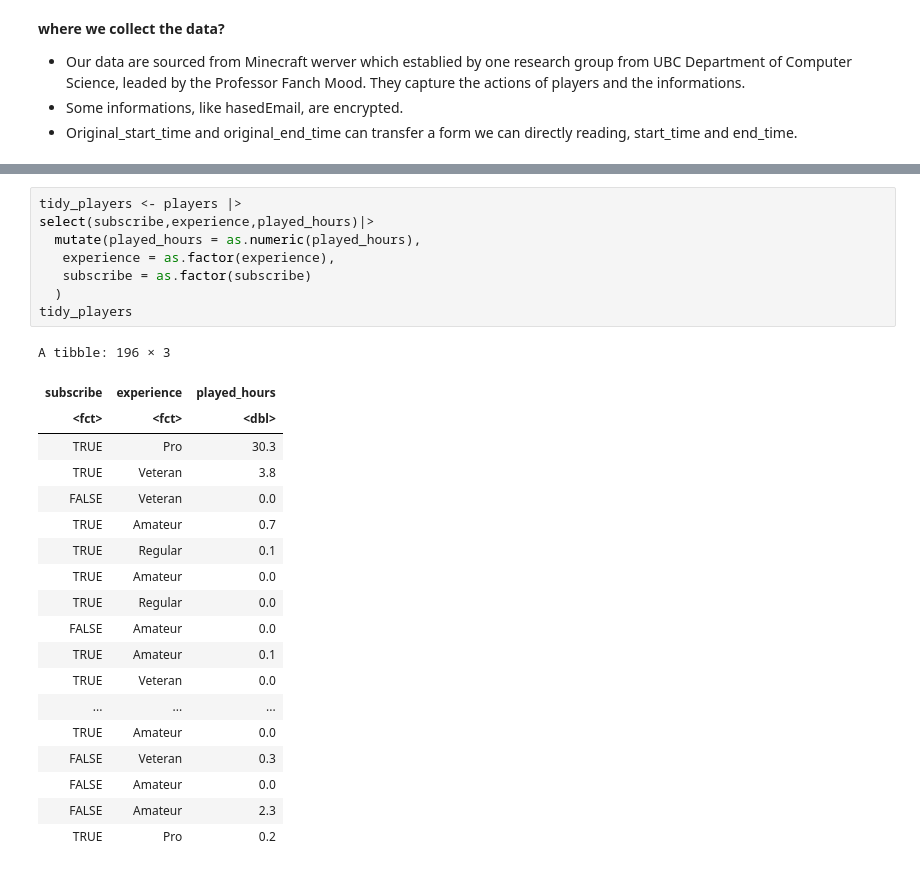
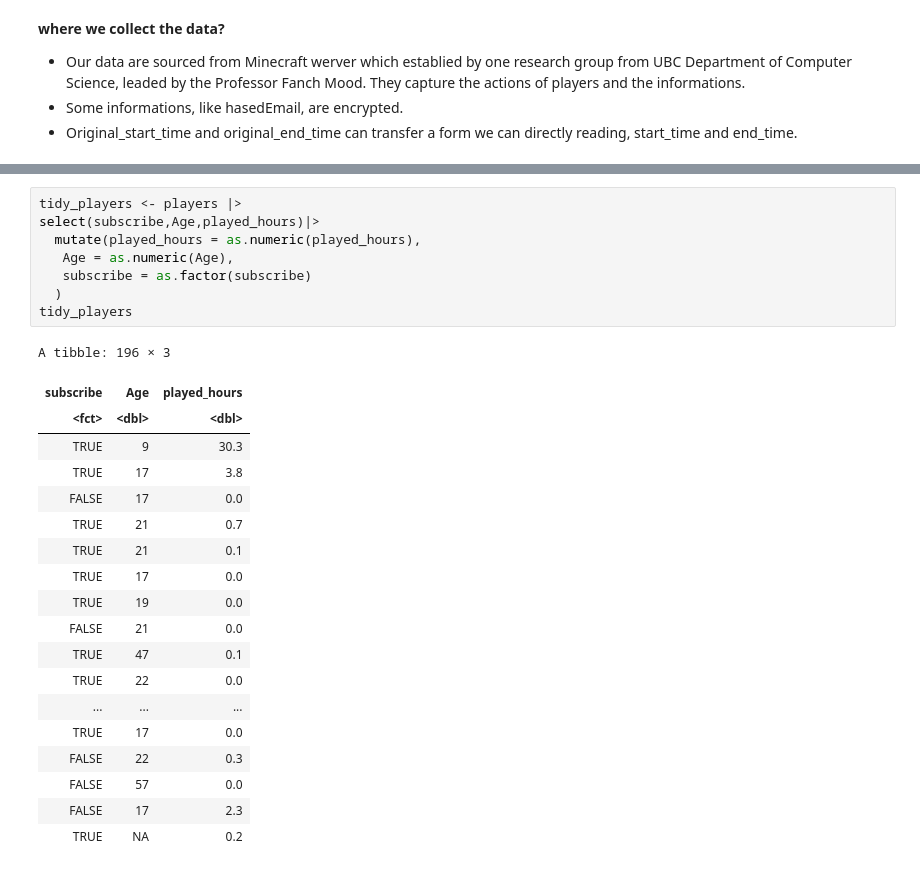
Before and after one commit to yunan-Deng/daci100_project_033_yunan_deng, a Jupyter notebook: individual_yunan_project.ipynb, the cells around one changed output, grey strips where cells are left out. Drawn from its saved outputs; the diff is of its cells as text.

```diff
--- a/individual_yunan_project.ipynb
+++ b/individual_yunan_project.ipynb
@@ -354,29 +368,29 @@ A tibble: 6 × 7
 | Amateur | TRUE | f58aad5996a435f16b0284a3b267f973f... | 0.0 | Adrian | Female | 17 |
 # %%
 tidy_players <- players |>
-select(subscribe,experience,played_hours)|>
+select(subscribe,Age,played_hours)|>
   mutate(played_hours = as.numeric(played_hours),
-   experience = as.factor(experience),
+   Age = as.numeric(Age),
    subscribe = as.factor(subscribe)
   )
 tidy_players
 # %% [output]
 A tibble: 196 × 3
-| subscribe | experience | played_hours |
-| <fct> | <fct> | <dbl> |
-| TRUE | Pro | 30.3 |
-| TRUE | Veteran | 3.8 |
-| FALSE | Veteran | 0.0 |
-| TRUE | Amateur | 0.7 |
-| TRUE | Regular | 0.1 |
-| TRUE | Amateur | 0.0 |
-| TRUE | Regular | 0.0 |
-| FALSE | Amateur | 0.0 |
-| TRUE | Amateur | 0.1 |
-| TRUE | Veteran | 0.0 |
+| subscribe | Age | played_hours |
+| <fct> | <dbl> | <dbl> |
+| TRUE | 9 | 30.3 |
+| TRUE | 17 | 3.8 |
+| FALSE | 17 | 0.0 |
+| TRUE | 21 | 0.7 |
+| TRUE | 21 | 0.1 |
+| TRUE | 17 | 0.0 |
+| TRUE | 19 | 0.0 |
+| FALSE | 21 | 0.0 |
+| TRUE | 47 | 0.1 |
+| TRUE | 22 | 0.0 |
 | ... | ... | ... |
-| TRUE | Amateur | 0.0 |
-| FALSE | Veteran | 0.3 |
-| FALSE | Amateur | 0.0 |
-| FALSE | Amateur | 2.3 |
-| TRUE | Pro | 0.2 |
+| TRUE | 17 | 0.0 |
+| FALSE | 22 | 0.3 |
+| FALSE | 57 | 0.0 |
+| FALSE | 17 | 2.3 |
+| TRUE | NA | 0.2 |
```
Also changed, not shown: parts of 9 cells of this notebook.
